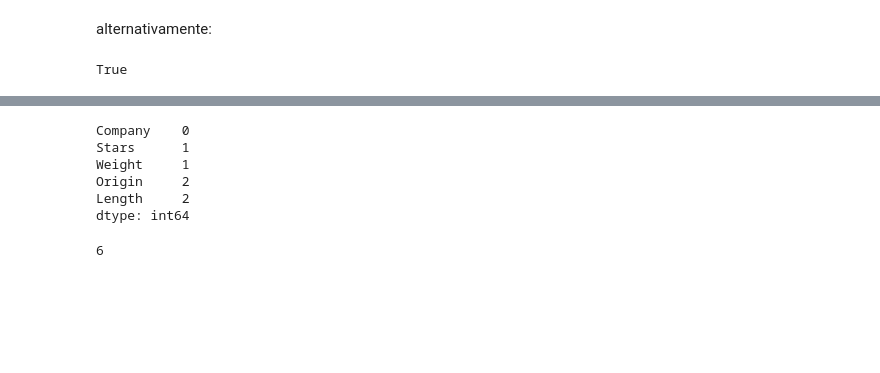
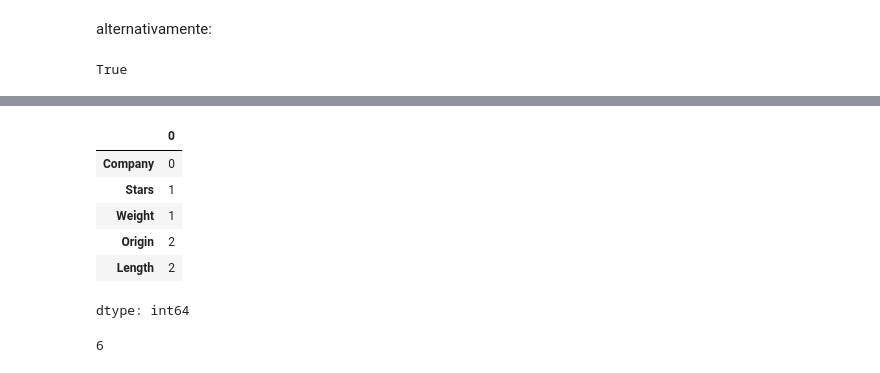
Before and after one commit to tdm09/Apuntes2039, a Jupyter notebook: 030_limpieza.ipynb, the cells around one changed output, grey strips where cells are left out. Drawn from its saved outputs; the diff is of its cells as text; code cells hidden in the pictures; blank space fills up the shorter version.

```diff
--- a/030_limpieza.ipynb
+++ b/030_limpieza.ipynb
@@ -71,11 +125,12 @@ Length      True
 dtype: bool
 # %%
-df.isnull().sum()
+ndf.isnull().sum()
 # %% [output]
+|  | 0 |
+| Company | 0 |
+| Stars | 1 |
+| Weight | 1 |
+| Origin | 2 |
+| Length | 2 |
-Company    0
-Stars      1
-Weight     1
-Origin     2
-Length     2
 dtype: int64
 # %%
```
Also changed, not shown: parts of 43 cells of this notebook.
